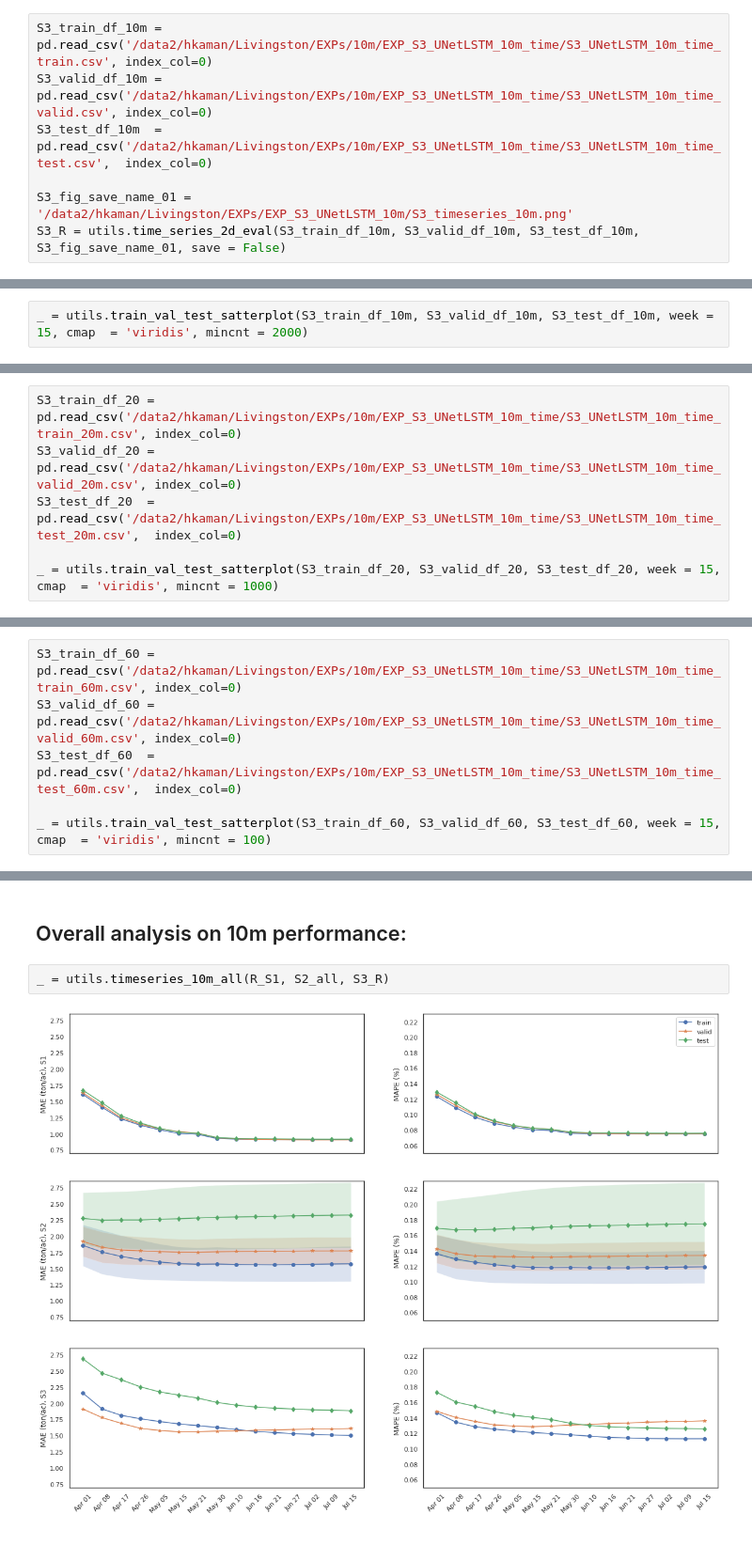
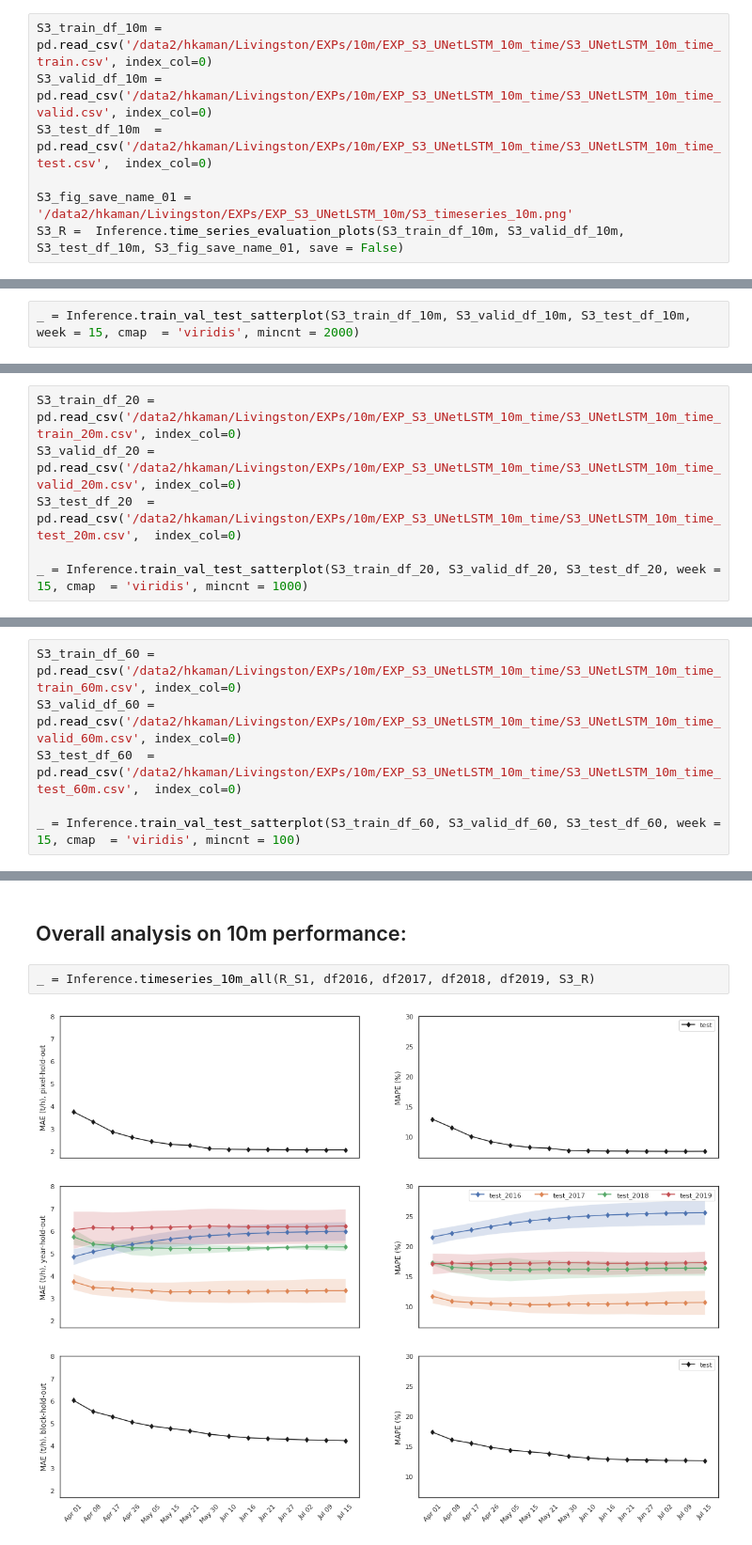
Before and after one commit to plant-ai-biophysics-lab/rs-spatiotemporal-vineyard-yield-forecasting, a Jupyter notebook: inference/Results_10m.ipynb, the cells around one changed output, grey strips where cells are left out. Shown at 94% size. Cells and saved outputs as stored; diff of their text form.

Commit message:
cleaning code in src and inference

```diff
--- a/inference/Results_10m.ipynb
+++ b/inference/Results_10m.ipynb
@@ -423,11 +161,11 @@ S3_valid_df_10m = pd.read_csv('/data2/hkaman/Livingston/EXPs/10m/EXP_S3_UNetLSTM
 S3_test_df_10m  = pd.read_csv('/data2/hkaman/Livingston/EXPs/10m/EXP_S3_UNetLSTM_10m_time/S3_UNetLSTM_10m_time_test.csv',  index_col=0)
 
 S3_fig_save_name_01 = '/data2/hkaman/Livingston/EXPs/EXP_S3_UNetLSTM_10m/S3_timeseries_10m.png'
-S3_R = utils.time_series_2d_eval(S3_train_df_10m, S3_valid_df_10m, S3_test_df_10m, S3_fig_save_name_01, save = False)
+S3_R =  Inference.time_series_evaluation_plots(S3_train_df_10m, S3_valid_df_10m, S3_test_df_10m, S3_fig_save_name_01, save = False)
 # %% [output]
 [figure]
 # %%
-_ = utils.train_val_test_satterplot(S3_train_df_10m, S3_valid_df_10m, S3_test_df_10m, week = 15, cmap  = 'viridis', mincnt = 2000)
+_ = Inference.train_val_test_satterplot(S3_train_df_10m, S3_valid_df_10m, S3_test_df_10m, week = 15, cmap  = 'viridis', mincnt = 2000)
 # %% [output]
 [figure]
 # %%
@@ -435,7 +173,7 @@ S3_train_df_20 = pd.read_csv('/data2/hkaman/Livingston/EXPs/10m/EXP_S3_UNetLSTM_
 S3_valid_df_20 = pd.read_csv('/data2/hkaman/Livingston/EXPs/10m/EXP_S3_UNetLSTM_10m_time/S3_UNetLSTM_10m_time_valid_20m.csv', index_col=0)
 S3_test_df_20  = pd.read_csv('/data2/hkaman/Livingston/EXPs/10m/EXP_S3_UNetLSTM_10m_time/S3_UNetLSTM_10m_time_test_20m.csv',  index_col=0)
 
-_ = utils.train_val_test_satterplot(S3_train_df_20, S3_valid_df_20, S3_test_df_20, week = 15, cmap  = 'viridis', mincnt = 1000)
+_ = Inference.train_val_test_satterplot(S3_train_df_20, S3_valid_df_20, S3_test_df_20, week = 15, cmap  = 'viridis', mincnt = 1000)
 # %% [output]
 [figure]
 # %%
@@ -451,7 +189,7 @@ S3_train_df_60 = pd.read_csv('/data2/hkaman/Livingston/EXPs/10m/EXP_S3_UNetLSTM_
 S3_valid_df_60 = pd.read_csv('/data2/hkaman/Livingston/EXPs/10m/EXP_S3_UNetLSTM_10m_time/S3_UNetLSTM_10m_time_valid_60m.csv', index_col=0)
 S3_test_df_60  = pd.read_csv('/data2/hkaman/Livingston/EXPs/10m/EXP_S3_UNetLSTM_10m_time/S3_UNetLSTM_10m_time_test_60m.csv',  index_col=0)
 
-_ = utils.train_val_test_satterplot(S3_train_df_60, S3_valid_df_60, S3_test_df_60, week = 15, cmap  = 'viridis', mincnt = 100)
+_ = Inference.train_val_test_satterplot(S3_train_df_60, S3_valid_df_60, S3_test_df_60, week = 15, cmap  = 'viridis', mincnt = 100)
 # %% [output]
 [figure]
 # %%
@@ -527,6 +219,6 @@ _ = utils.time_series_block_eval(this_block_df, block_id = 'Block 186-2017')
 # %% [markdown]
 ## Overall analysis on 10m performance:
 # %%
-_ = utils.timeseries_10m_all(R_S1, S2_all, S3_R)
+_ = Inference.timeseries_10m_all(R_S1, df2016, df2017, df2018, df2019, S3_R)
 # %% [output]
-[figure, old version]
+[figure, new version]
```
Also changed, not shown: parts of 65 cells of this notebook, 12 other files.
